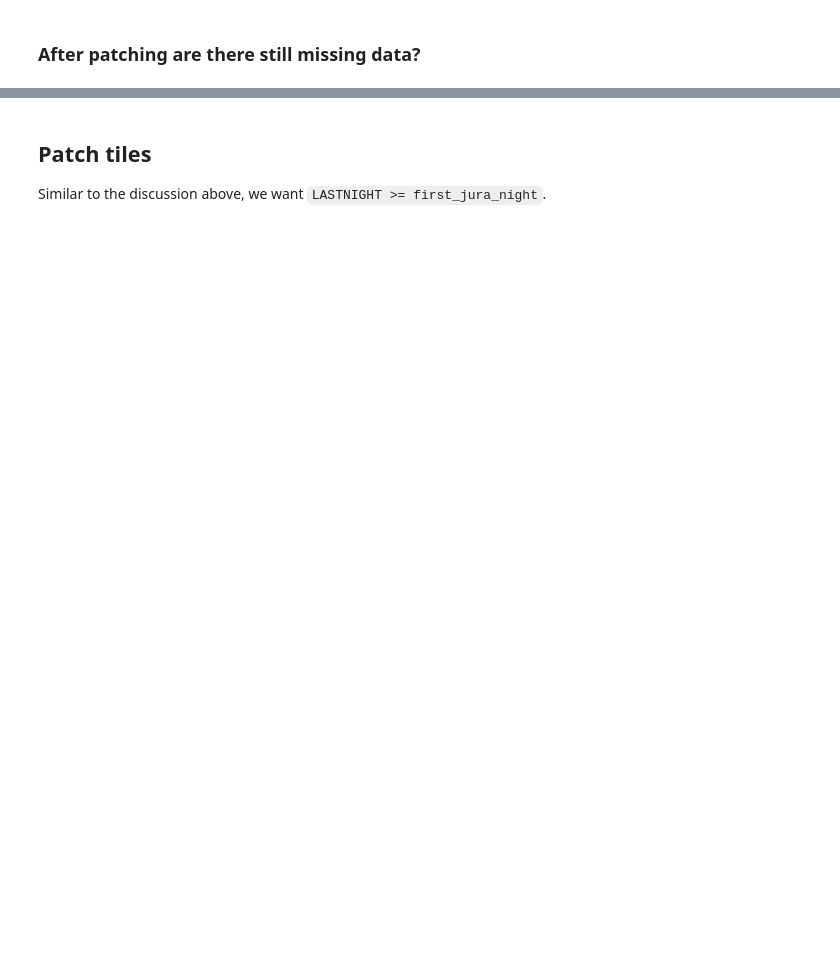
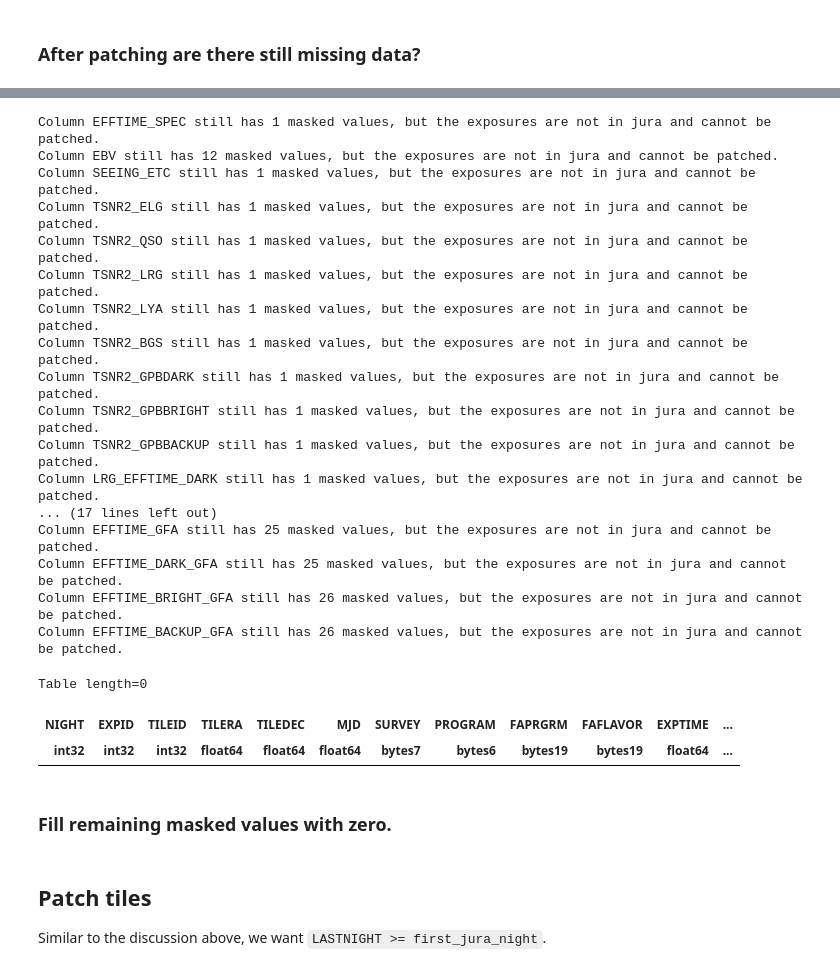
Before and after one commit to desihub/specprod-db, a Jupyter notebook: doc/nb/TestPatchDailyWithJura.ipynb, the cells around one changed output, grey strips where cells are left out. Cells and saved outputs as stored; diff of their text form; code cells hidden in the pictures; blank space fills up the shorter version.

```diff
--- a/doc/nb/TestPatchDailyWithJura.ipynb
+++ b/doc/nb/TestPatchDailyWithJura.ipynb
@@ -136,0 +311,43 @@ daily_exposures_patched[still_missing_mjd]
+# %%
+possible_expid_still_patchable = list()
+for c in daily_exposures_patched.colnames:
+    if hasattr(daily_exposures_patched[c], 'mask'):
+        if daily_exposures_patched[c].mask.any():
+            n_masked = daily_exposures_patched[c].mask.sum()
+            not_in_jura = [e in daily_not_in_jura for e in daily_exposures_patched['EXPID'][daily_exposures_patched[c].mask]]
+            if all(not_in_jura):
+                print(f"Column {c} still has {n_masked:d} masked values, but the exposures are not in jura and cannot be patched.")
+            else:
+                if c in can_patch:
+                    for e in daily_exposures_patched['EXPID'][daily_exposures_patched[c].mask]:
+                        if e not in daily_not_in_jura:
+                            possible_expid_still_patchable.append(int(e))
+                    print(f"Column {c} still has {n_masked:d} masked values, and some exposures can still be patched.")
+                else:
+                    print(f"Column {c} still has {n_masked:d} masked values, and some exposures could still be patched, but they do not meet the patchable column guidelines.")
+
+possible_expid_still_patchable = np.unique(np.array(possible_expid_still_patchable))
+daily_exposures_patched[np.in1d(daily_exposures_patched['EXPID'], possible_expid_still_patchable)]
+# %% [output]
+Column EFFTIME_SPEC still has 1 masked values, but the exposures are not in jura and cannot be patched.
+Column EBV still has 12 masked values, but the exposures are not in jura and cannot be patched.
+Column SEEING_ETC still has 1 masked values, but the exposures are not in jura and cannot be patched.
+Column TSNR2_ELG still has 1 masked values, but the exposures are not in jura and cannot be patched.
+Column TSNR2_QSO still has 1 masked values, but the exposures are not in jura and cannot be patched.
+Column TSNR2_LRG still has 1 masked values, but the exposures are not in jura and cannot be patched.
+Column TSNR2_LYA still has 1 masked values, but the exposures are not in jura and cannot be patched.
+Column TSNR2_BGS still has 1 masked values, but the exposures are not in jura and cannot be patched.
+Column TSNR2_GPBDARK still has 1 masked values, but the exposures are not in jura and cannot be patched.
+Column TSNR2_GPBBRIGHT still has 1 masked values, but the exposures are not in jura and cannot be patched.
+Column TSNR2_GPBBACKUP still has 1 masked values, but the exposures are not in jura and cannot be patched.
+Column LRG_EFFTIME_DARK still has 1 masked values, but the exposures are not in jura and cannot be patched.
+... (17 lines left out)
+Column EFFTIME_GFA still has 25 masked values, but the exposures are not in jura and cannot be patched.
+Column EFFTIME_DARK_GFA still has 25 masked values, but the exposures are not in jura and cannot be patched.
+Column EFFTIME_BRIGHT_GFA still has 26 masked values, but the exposures are not in jura and cannot be patched.
+Column EFFTIME_BACKUP_GFA still has 26 masked values, but the exposures are not in jura and cannot be patched.
+Table length=0
+| NIGHT | EXPID | TILEID | TILERA | TILEDEC | MJD | SURVEY | PROGRAM | FAPRGRM | FAFLAVOR | EXPTIME | ... |
+| int32 | int32 | int32 | float64 | float64 | float64 | bytes7 | bytes6 | bytes19 | bytes19 | float64 | ... |
+# %% [markdown]
+### Fill remaining masked values with zero.
```
Also changed, not shown: parts of 39 cells of this notebook, 1 other file.
